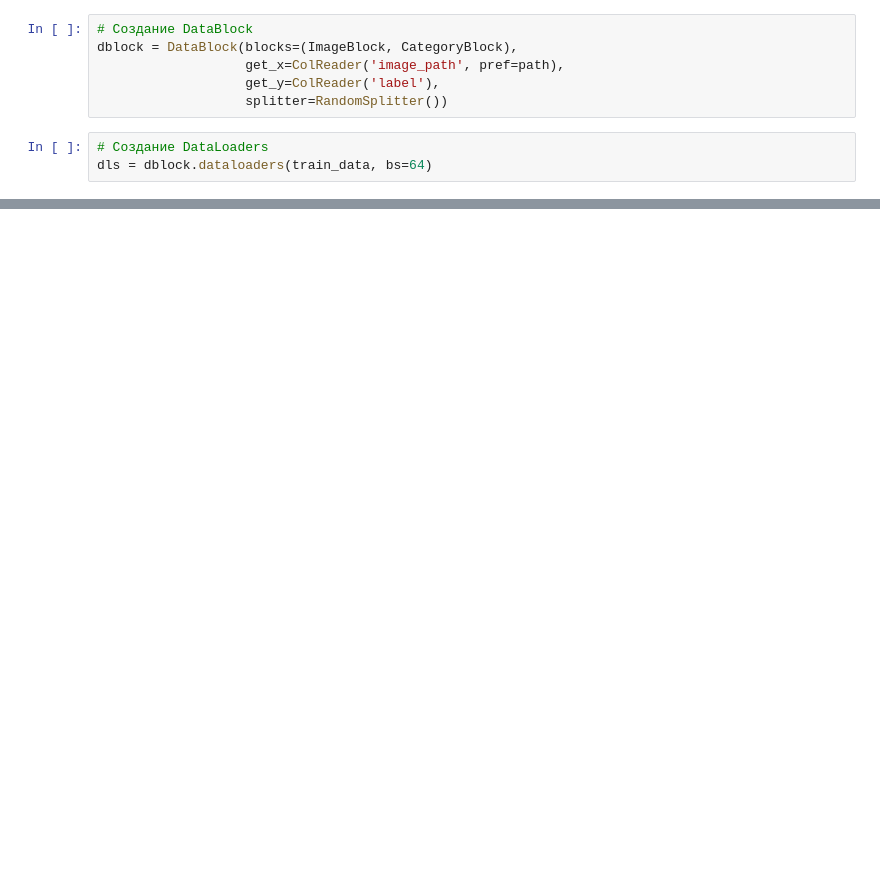
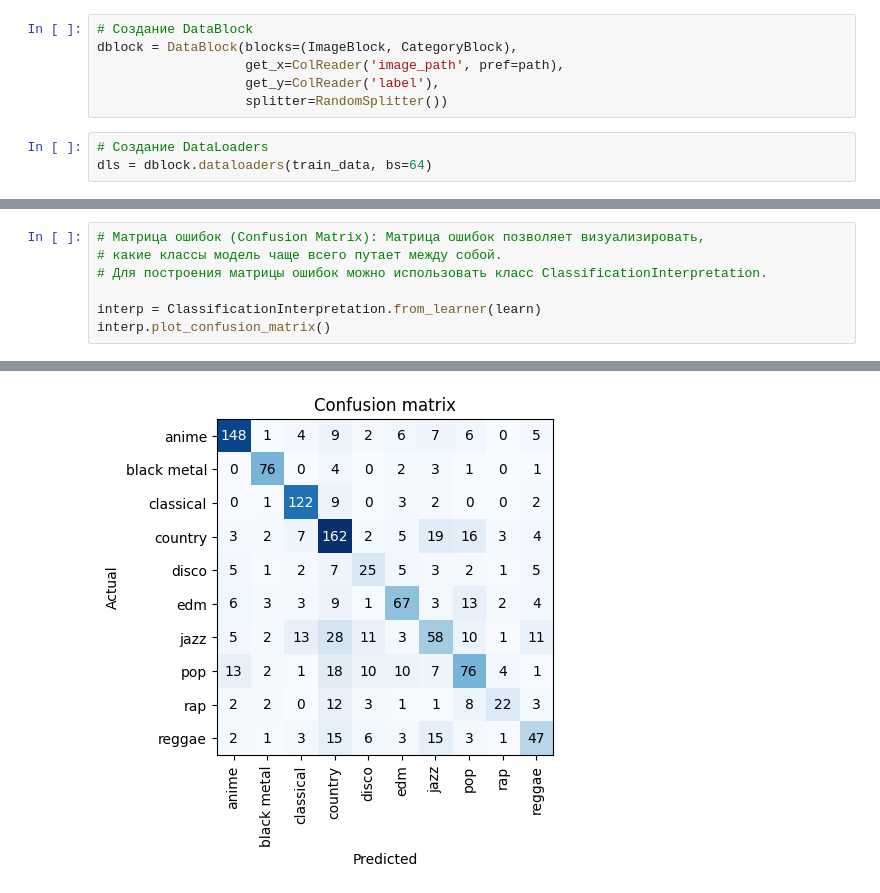
Before and after one commit to diman-dragon/Genre_ID, a Jupyter notebook: model_fastai.ipynb, the cells around one changed output, grey strips where cells are left out. Cells and saved outputs as stored; diff of their text form; blank space fills up the shorter version.

```diff
--- a/model_fastai.ipynb
+++ b/model_fastai.ipynb
@@ -51,0 +71,8 @@ ValueError: Classification metrics can't handle a mix of multiclass and continuo
+# %%
+# Матрица ошибок (Confusion Matrix): Матрица ошибок позволяет визуализировать,
+# какие классы модель чаще всего путает между собой.
+# Для построения матрицы ошибок можно использовать класс ClassificationInterpretation.
+
+interp = ClassificationInterpretation.from_learner(learn)
+interp.plot_confusion_matrix()
+# %% [output]
@@ -51,0 +81 @@ ValueError: Classification metrics can't handle a mix of multiclass and continuo
+[figure, added]
```
Also changed, not shown: parts of 13 cells of this notebook, 2 other files.
